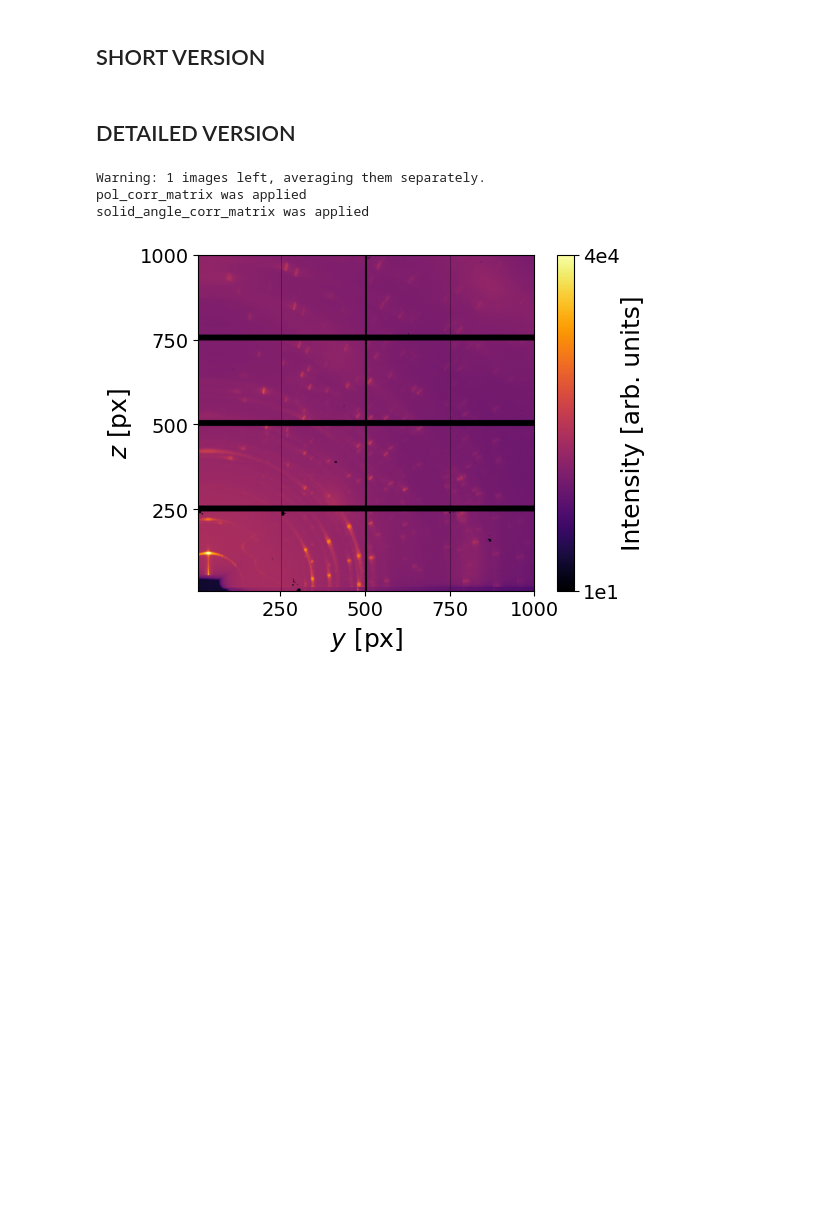
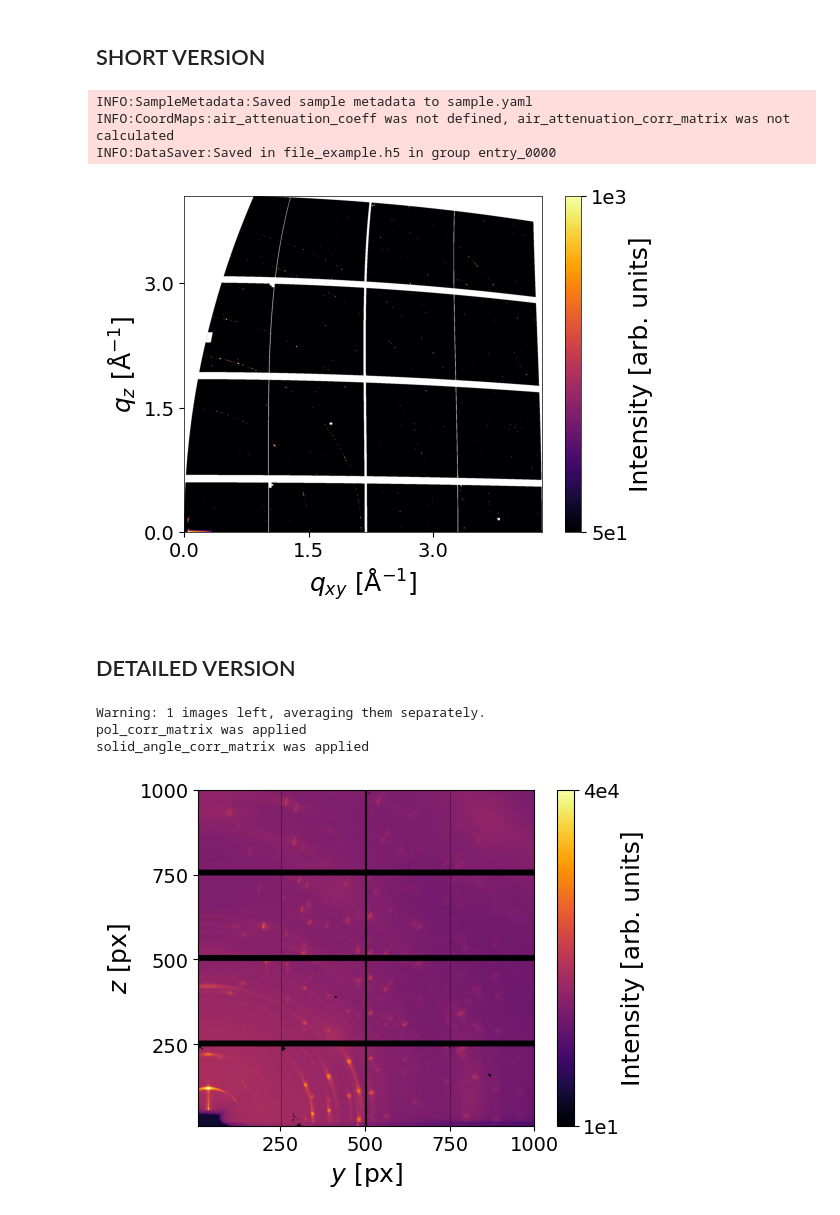
Before and after one commit to mlgid-project/pygid, a Jupyter notebook: example/pygid example.ipynb, the cells around one changed output. Cells and saved outputs as stored; diff of their text form; code cells hidden in the pictures; blank space fills up the shorter version.

```diff
--- a/example/pygid example.ipynb
+++ b/example/pygid example.ipynb
@@ -2,11 +2,11 @@
 ## SHORT VERSION
 # %%
 import pygid
-params = pygid.ExpParams( poni_path = r'LaB6_401mm.poni',
-                        # mask_path = r'mask_new.npy',
+params = pygid.ExpParams( poni_path = r'LaB6.poni',
+                         mask_path = r'mask.npy',
                         fliplr = True, flipud = True, transp = False, ai = 0.07)
 
-matrix = pygid.CoordMaps(params, vert_positive = True, hor_positive =True)
+matrix = pygid.CoordMaps(params, vert_positive = True, hor_positive =True, make_air_attenuation_corr=True)
 
 exp_metadata = pygid.ExpMetadata(
           start_time = r"2021-03-29T15:51:41.343788",
@@ -31,35 +31,40 @@ data = {
             },
             "Si": {
                 "name": "Si wafer",
             }
         }
     },
     "preparation": "gradient thin film prepared by thermal evaporation",
     "experimental_conditions": "standard conditions, on air"
 }
 
 smpl_metadata = pygid.SampleMetadata(path_to_save="sample.yaml", data=data)
 
 
 
 
-data_path = r"241113_DBTTF_HATCN_grad_0001.h5"
+data_path = r"LaB6_0001.edf"
 
 analysis = pygid.Conversion(matrix = matrix, path = data_path, dataset = '/130.1/measurement/eiger4m', frame_num = 7)
 # analysis.plot_raw_image()
 
 ## GID geometry
 analysis.det2q_gid(clims = (50, 1000), plot_result = True, return_result = False, multiprocessing = False, frame_num = None,
                    save_fig = False, path_to_save_fig = "241113_DBTTF_HATCN_gid.png",
-                   save_result = False, path_to_save = "file_example.h5",
+                   save_result = True, path_to_save = "file_example.h5",
                    overwrite_file = True, exp_metadata = exp_metadata, smpl_metadata=smpl_metadata)
 # analysis.det2pol_gid(plot_result = True)
 # analysis.det2pseudopol_gid(plot_result = True)
 
 # # Transmission geometry
 # analysis.det2q(plot_result = True)
 # analysis.det2pol(plot_result = True)
 # analysis.det2pseudopol_gid(plot_result = True)
+# %% [output]
+INFO:SampleMetadata:Saved sample metadata to sample.yaml
+INFO:CoordMaps:air_attenuation_coeff was not defined, air_attenuation_corr_matrix was not calculated
+INFO:DataSaver:Saved in file_example.h5 in group entry_0000
+[figure, added]
 # %% [markdown]
 ## DETAILED VERSION
 # %%
```
Also changed, not shown: 9 other files.
